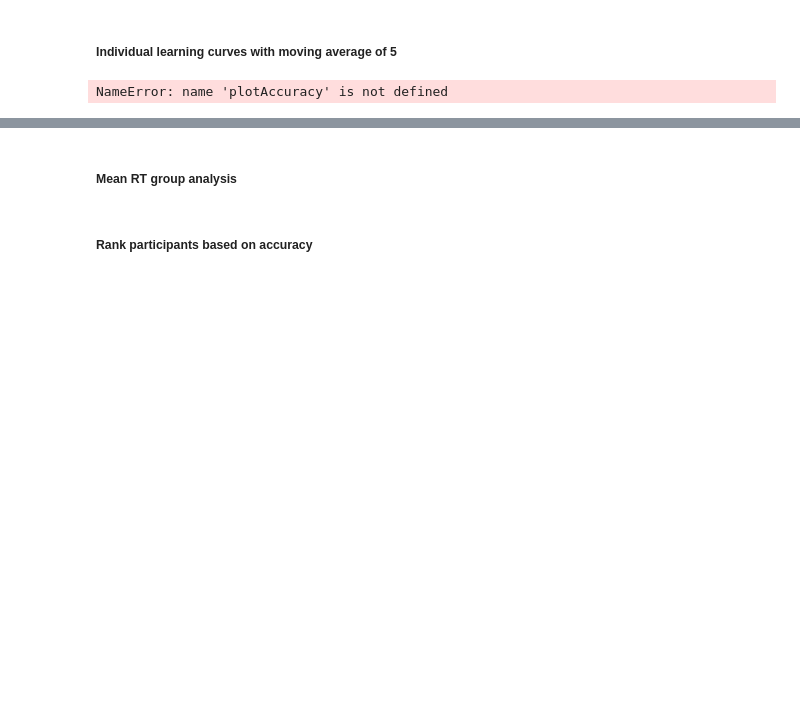
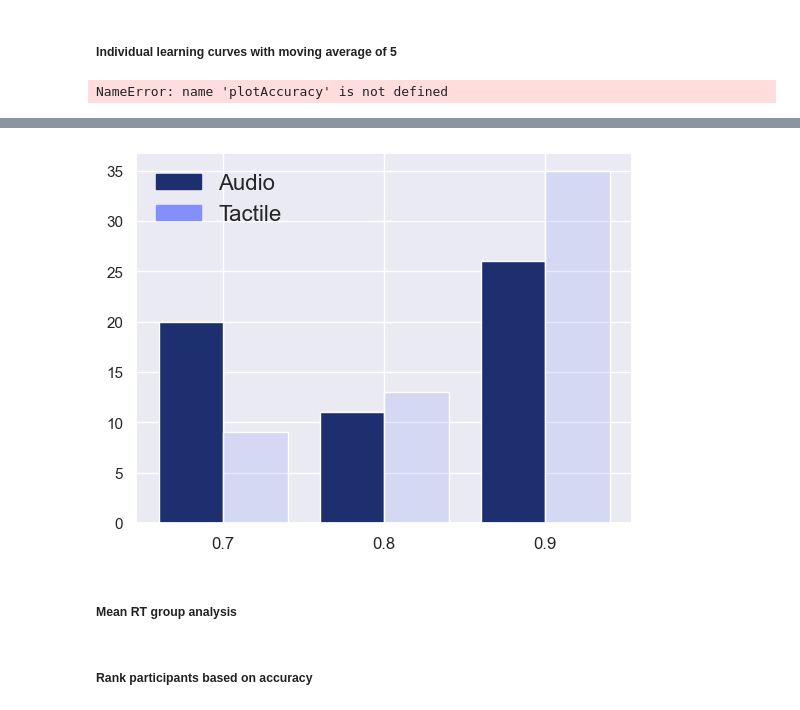
Before and after one commit to ruffgroup/multlearn, a Jupyter notebook: Modelling/Data analysis/accuracy_plots.ipynb, the cells around one changed output, grey strips where cells are left out. Drawn from its saved outputs; the diff is of its cells as text; code cells hidden in the pictures; blank space fills up the shorter version.

```diff
--- a/Modelling/Data analysis/accuracy_plots.ipynb
+++ b/Modelling/Data analysis/accuracy_plots.ipynb
@@ -259,2 +264,0 @@ learning(mode="split")
-# %%
-def assignment():
@@ -261,3 +331,7 @@ def assignment():
+# %%
+assignment()
+# %% [output]
+[figure, added]
 # %% [markdown]
 ##### Mean RT group analysis
 # %%
```
Also changed, not shown: parts of 7 cells of this notebook.
